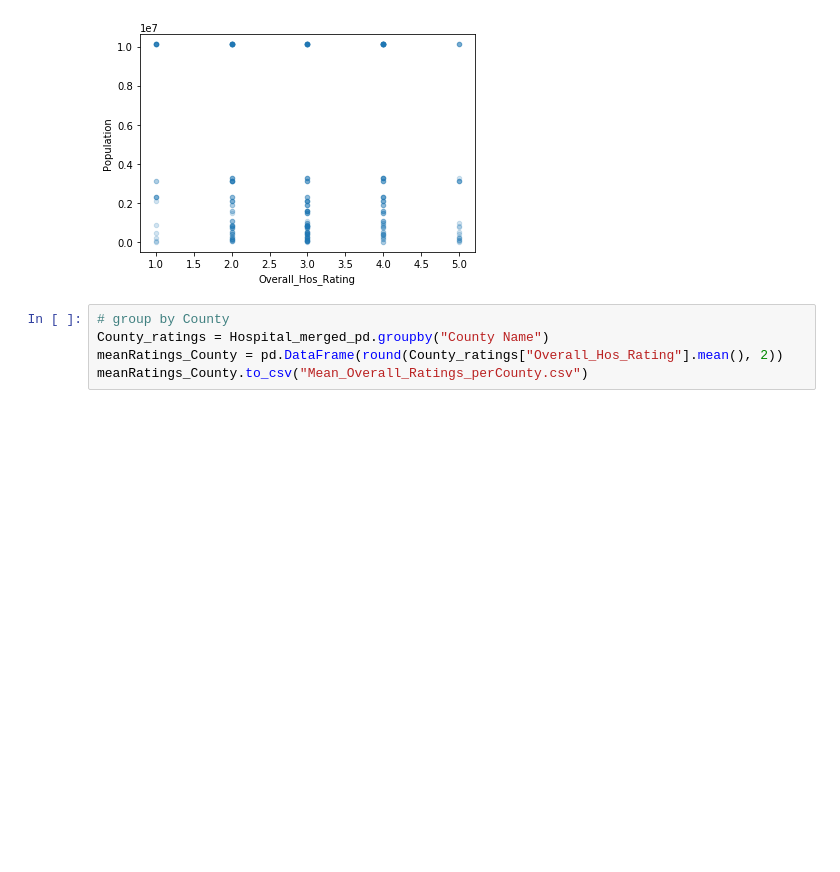
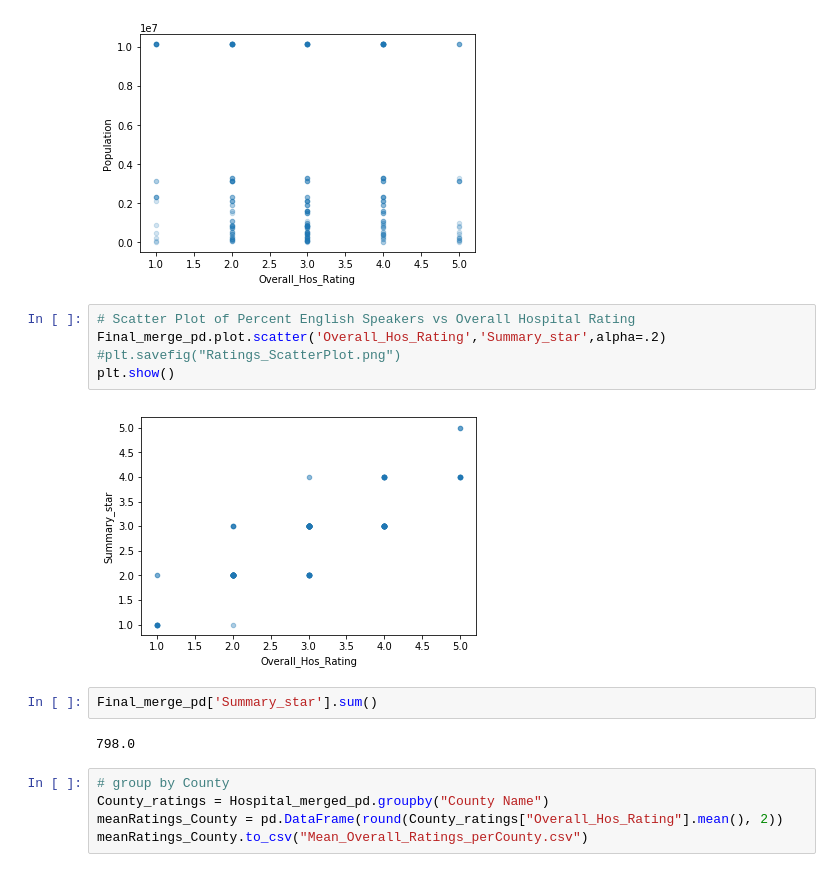
Before and after one commit to jLynnePhillips/Data_Bootcamp_Project1, a Jupyter notebook: ScatterPlots_Ratings_Population_Income.ipynb, the cells around one changed output. Cells and saved outputs as stored; diff of their text form; blank space fills up the shorter version.

```diff
--- a/ScatterPlots_Ratings_Population_Income.ipynb
+++ b/ScatterPlots_Ratings_Population_Income.ipynb
@@ -100,6 +109,17 @@ plt.savefig("Rating_Population_ScatterPlot.png")
 plt.show()
 # %% [output]
 [figure]
+# %%
+# Scatter Plot of Percent English Speakers vs Overall Hospital Rating
+Final_merge_pd.plot.scatter('Overall_Hos_Rating','Summary_star',alpha=.2)
+#plt.savefig("Ratings_ScatterPlot.png")
+plt.show()
+# %% [output]
+[figure, added]
+# %%
+Final_merge_pd['Summary_star'].sum()
+# %% [output]
+798.0
 # %%
 # group by County
 County_ratings = Hospital_merged_pd.groupby("County Name")
```
Also changed, not shown: parts of 2 cells of this notebook.
